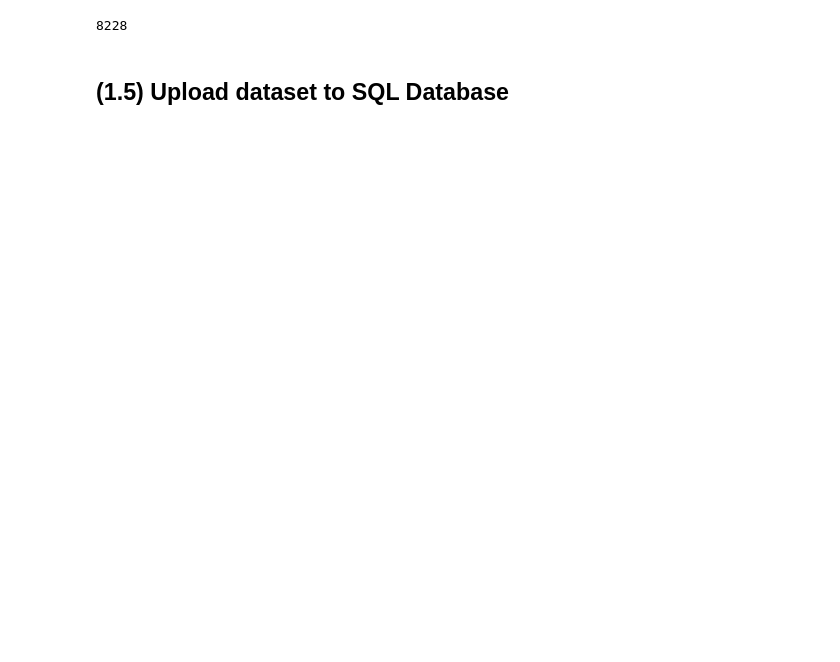
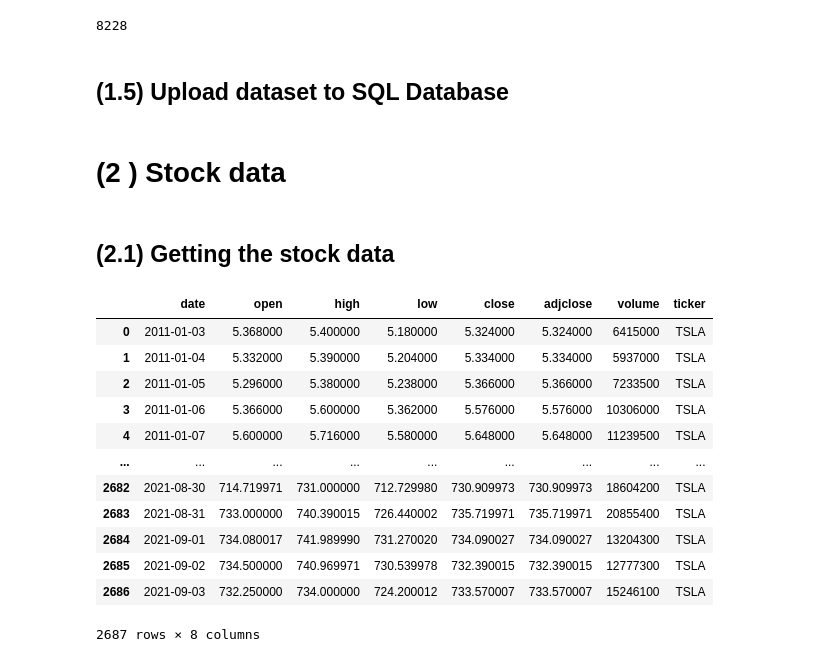
Before and after one commit to Gobi1616/Datalogy_Final, a Jupyter notebook: Cleaning_preprocessing_data.ipynb, the cells around one changed output. Drawn from its saved outputs; the diff is of its cells as text; code cells hidden in the pictures; blank space fills up the shorter version.

Commit message:
Update Cleaning_preprocessing_data

```diff
--- a/Cleaning_preprocessing_data.ipynb
+++ b/Cleaning_preprocessing_data.ipynb
@@ -260,3 +260,7 @@ engine = create_engine(f"postgresql://postgres:{db_password}@127.0.0.1:5432/twit
 inspector = inspect(engine)
 # %%
 df_tweets_clean.to_sql('tweets_text', engine, if_exists ='replace',method='multi', index=False)
+# %% [markdown]
+# (2 ) Stock data
+# %% [markdown]
+## (2.1) Getting the stock data
@@ -262,0 +269,18 @@ df_tweets_clean.to_sql('tweets_text', engine, if_exists ='replace',method='multi
+# %%
+# historical daily data from Yahoo finance
+tesla_df = get_data("tsla", start_date = '2011-01-01', end_date = None, index_as_date = False, interval="1d")
+tesla_df
+# %% [output]
+|  | date | open | high | low | close | adjclose | volume | ticker |
+| 0 | 2011-01-03 | 5.368000 | 5.400000 | 5.180000 | 5.324000 | 5.324000 | 6415000 | TSLA |
+| 1 | 2011-01-04 | 5.332000 | 5.390000 | 5.204000 | 5.334000 | 5.334000 | 5937000 | TSLA |
+| 2 | 2011-01-05 | 5.296000 | 5.380000 | 5.238000 | 5.366000 | 5.366000 | 7233500 | TSLA |
+| 3 | 2011-01-06 | 5.366000 | 5.600000 | 5.362000 | 5.576000 | 5.576000 | 10306000 | TSLA |
+| 4 | 2011-01-07 | 5.600000 | 5.716000 | 5.580000 | 5.648000 | 5.648000 | 11239500 | TSLA |
+| ... | ... | ... | ... | ... | ... | ... | ... | ... |
+| 2682 | 2021-08-30 | 714.719971 | 731.000000 | 712.729980 | 730.909973 | 730.909973 | 18604200 | TSLA |
+| 2683 | 2021-08-31 | 733.000000 | 740.390015 | 726.440002 | 735.719971 | 735.719971 | 20855400 | TSLA |
+| 2684 | 2021-09-01 | 734.080017 | 741.989990 | 731.270020 | 734.090027 | 734.090027 | 13204300 | TSLA |
+| 2685 | 2021-09-02 | 734.500000 | 740.969971 | 730.539978 | 732.390015 | 732.390015 | 12777300 | TSLA |
+| 2686 | 2021-09-03 | 732.250000 | 734.000000 | 724.200012 | 733.570007 | 733.570007 | 15246100 | TSLA |
+2687 rows × 8 columns
```
Also changed, not shown: parts of 12 cells of this notebook, 3 other files.
